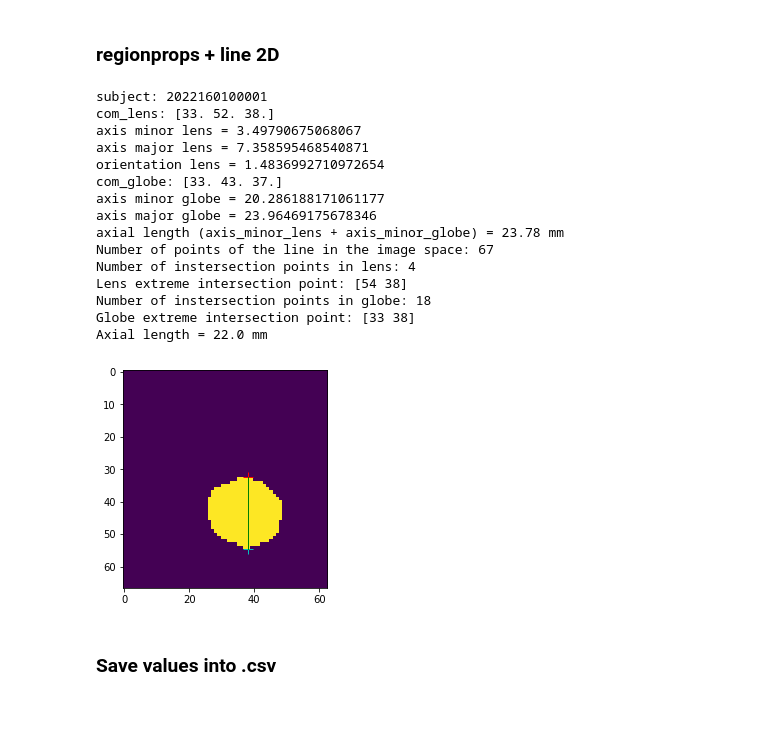
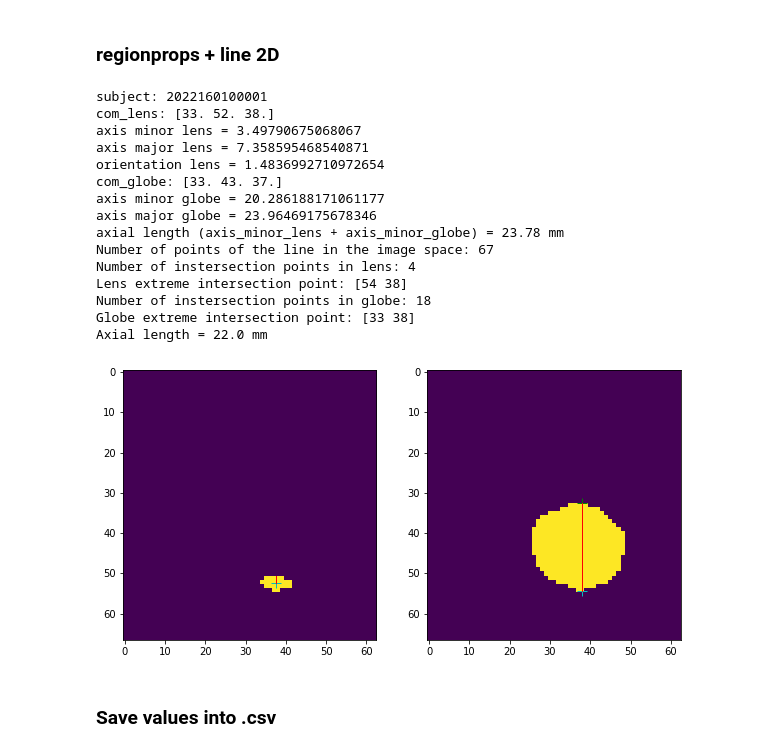
Before and after one commit to jaimebarran/a-eye_segmentation, a Jupyter notebook: deep_learning/3D_multilabel/extract_biometrics.ipynb, the cells around one changed output. Drawn from its saved outputs; the diff is of its cells as text; code cells hidden in the pictures; blank space fills up the shorter version.

```diff
--- a/deep_learning/3D_multilabel/extract_biometrics.ipynb
+++ b/deep_learning/3D_multilabel/extract_biometrics.ipynb
@@ -642,9 +642,18 @@ i=0
 for folder1 in sorted(os.listdir(input_path)):
 
     # Load image in array format
-    if METHOD=='reg': lab_arr = nb.load(f'{input_path}{folder1}/labels.nii.gz').get_fdata()
-    elif METHOD=='dl': lab_arr = nb.load(f'{input_path}{folder1}').get_fdata()
-    elif METHOD=='manual': lab_arr = nb.load(f'{input_path}{folder1}/input/{folder1}_labels_cropped.nii.gz').get_fdata()
+    if METHOD=='reg':
+        lab = nb.load(f'{input_path}{folder1}/labels.nii.gz')
+        lab_arr = lab.get_fdata() # labels matrix
+        voxel_size = lab.header.get_zooms() # voxel size
+    elif METHOD=='dl':
+        lab = nb.load(f'{input_path}{folder1}')
+        lab_arr = lab.get_fdata() # labels matrix
+        voxel_size = lab.header.get_zooms() # voxel size
+    elif METHOD=='manual':
+        lab = nb.load(f'{input_path}{folder1}/input/{folder1}_labels_cropped.nii.gz')
+        lab_arr = lab.get_fdata() # labels matrix
+        voxel_size = lab.header.get_zooms() # voxel size
 
     # Subject's name
     if METHOD=='reg' or METHOD=='manual': name_subject[i] = str(folder1)
@@ -702,31 +711,15 @@ for folder1 in sorted(os.listdir(input_path)):
         else: axial_length = 0
         print(f'axial length eyeball = {np.around(axial_length, decimals=2)} mm')
 
-    # axial_length_total[i] = axial_length
-
-    # if axial_length <= 21 or axial_length >= 27.5: outliers.append(name_subject[i])
-
-    # # Plot
+    # Get the 2nd point of the orthogonal in the lens
     y0_lens = com_lens[1]
     z0_lens = com_lens[2]
-    # fig, ax = plt.subplots(figsize=(10, 10))
-    # ax.imshow(lens[int(np.around(com_lens[0])),:,:]) # round(len(lab_arr[2])/2)
-    # # Note the inverted coordinates because plt uses (x, y) while NumPy uses (row, column)
-    # # ax.scatter(com_lens[2], com_lens[1], s=150, c='C0', marker='+')
-    # # ax.scatter(com_globe[2], com_globe[1], s=160, c='r', marker='+')
-    # ax.plot(z0_lens, y0_lens, '+c', markersize=15)
     y1_lens = y0_lens - math.cos(0) * 0.5 * axis_minor_lens # orthogonal to the globe (following y axis: orientation y=1, z=0)
     z1_lens = z0_lens - math.sin(0) * 0.5 * axis_minor_lens
-    # ax.plot((z0_lens, z1_lens), (y0_lens, y1_lens), '-r', linewidth=1.5)
-    # plt.show()
-
-    # i+=1
-    # if i==1:
-    #     break
 
     # Parametric equation of the line between (y0, z0) and (y1, z1)
     n_points = int(np.ceil(math.dist([0,0], [lab_arr.shape[1], lab_arr.shape[2]]))) # max number of points of a line in the image square
-    t = np.linspace(-int(n_points), int(n_points), n_points*10) # res determines line resolution, to have steps of 1 in the axis with higher distance
+    t = np.linspace(-int(n_points), int(n_points), n_points*10)
     line_y = (y0_lens - y1_lens)*t + y0_lens
     line_z = (z0_lens - z1_lens)*t + z0_lens
 
@@ -737,7 +730,7 @@ for folder1 in sorted(os.listdir(input_path)):
             line[int(np.around(line_y[j])), int(np.around(line_z[j]))] = 1
     print(f'Number of points of the line in the image space: {np.count_nonzero(line)}')
 
-    # Intersections
+    # Intersections and extreme points
     # Lens
     inter_lens = np.logical_and(lens[int(np.around(com_lens[0])),:,:], line)*1 # int format, intersection points in lens with line
     print(f'Number of instersection points in lens: {np.count_nonzero(inter_lens)}')
@@ -752,40 +745,48 @@ for folder1 in sorted(os.listdir(input_path)):
     print(f'Globe extreme intersection point: {extreme_inter_globe}')
 
     # Distance between two points in 2D
     axial_length = (extreme_inter_lens[0] + 0.5) - (extreme_inter_globe[0] - 0.5) # distance between the center of the two points, we have to add +0.5mm for each point to be the actual extremes
     print(f'Axial length = {axial_length} mm')
 
     axial_length_total[i] = axial_length
 
-    # Plot
-    fig, ax = plt.subplots()
-    ax.imshow(eyeball[int(np.around(com_lens[0])),:,:])
+    # if axial_length <= 21 or axial_length >= 27.5: outliers.append(name_subject[i])
+
+    # PLOT
+    # Lens centroid
+    fig, ax = plt.subplots(1, 2, figsize=(10, 10))
+    ax[0].imshow(lens[int(np.around(com_lens[0])),:,:]) # round(len(lab_arr[2])/2)
     # Note the inverted coordinates because plt uses (x, y) while NumPy uses (row, column)
-    ax.plot(extreme_inter_lens[1], extreme_inter_lens[0]+0.5, '+c', markersize=10)
-    ax.plot(extreme_inter_globe[1], extreme_inter_globe[0]-0.5, '+r', markersize=10)
-    ax.plot((extreme_inter_lens[1], extreme_inter_globe[1]), (extreme_inter_lens[0]+0.5, extreme_inter_globe[0]-0.5), '-g', linewidth=1)
+    ax[0].plot(z0_lens, y0_lens, '+c', markersize=10)
+    ax[0].plot((z0_lens, z1_lens), (y0_lens, y1_lens), '-r', linewidth=1)
+    # Eyeball
+    ax[1].imshow(eyeball[int(np.around(com_lens[0])),:,:])
+    # Note the inverted coordinates because plt uses (x, y) while NumPy uses (row, column)
+    ax[1].plot(extreme_inter_lens[1], extreme_inter_lens[0]+0.5, '+c', markersize=10)
+    ax[1].plot(extreme_inter_globe[1], extreme_inter_globe[0]-0.5, '+g', markersize=10)
+    ax[1].plot((extreme_inter_lens[1], extreme_inter_globe[1]), (extreme_inter_lens[0]+0.5, extreme_inter_globe[0]-0.5), '-r', linewidth=1)
     plt.show()
 
     i+=1
     if i==1:
         break
 # %% [output]
 subject: 2022160100001
 com_lens: [33. 52. 38.]
 axis minor lens = 3.49790675068067
 axis major lens = 7.358595468540871
 orientation lens = 1.4836992710972654
 com_globe: [33. 43. 37.]
 axis minor globe = 20.286188171061177
 axis major globe = 23.96469175678346
 axial length (axis_minor_lens + axis_minor_globe) = 23.78 mm
 Number of points of the line in the image space: 67
 Number of instersection points in lens: 4
 Lens extreme intersection point: [54 38]
 Number of instersection points in globe: 18
 Globe extreme intersection point: [33 38]
 Axial length = 22.0 mm
-[figure, old version]
+[figure, new version]
 # %% [markdown]
 ### Save values into .csv
 # %%
```
Also changed, not shown: 1 other file.
